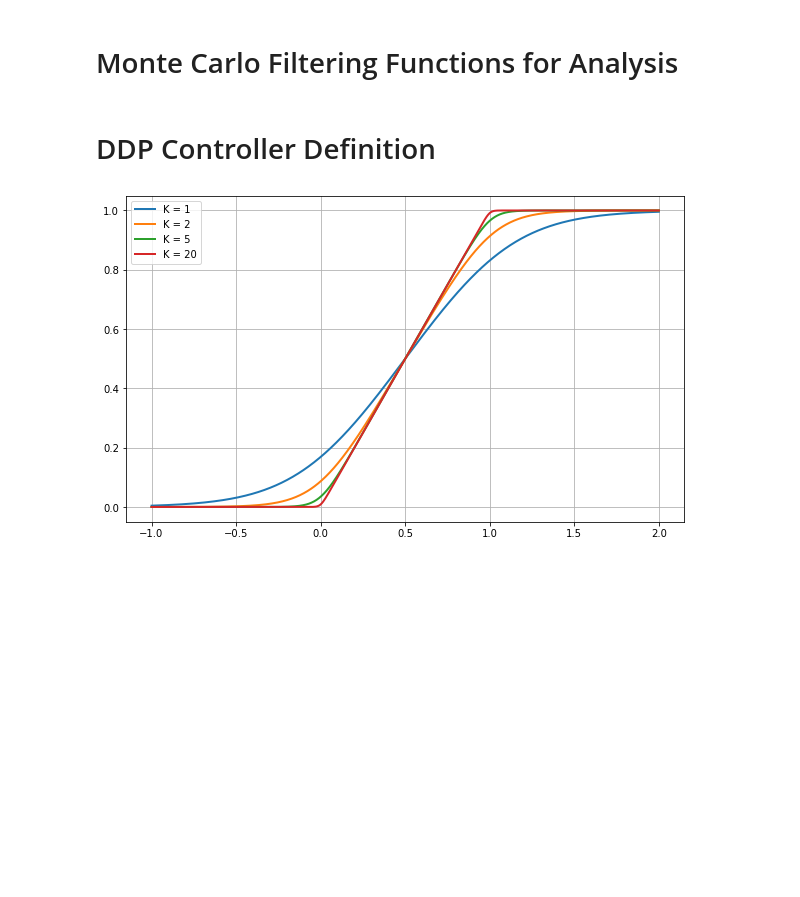
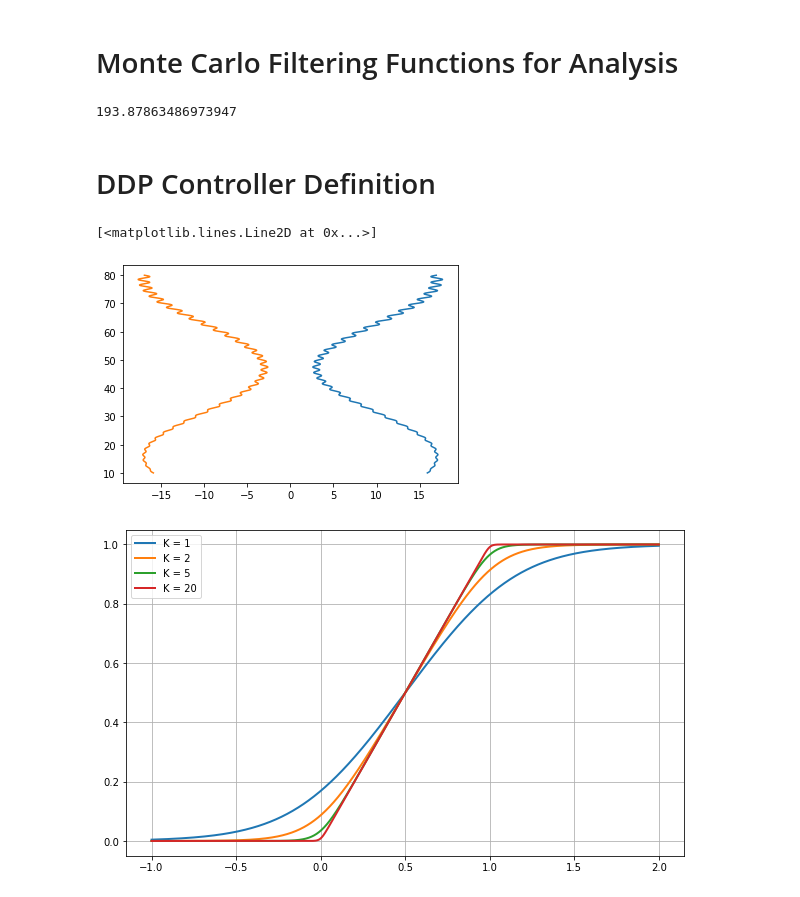
Before and after one commit to CDNoyes/EDL-Py, a Jupyter notebook: DDPMonteCarlo.ipynb, the cells around one changed output. Cells and saved outputs as stored; diff of their text form; code cells hidden in the pictures; blank space fills up the shorter version.

```diff
--- a/DDPMonteCarlo.ipynb
+++ b/DDPMonteCarlo.ipynb
@@ -55,6 +47,10 @@ def MCAnalyze(inputs, xf):
 
     data = MCF.mcsplit(inputs, xf, lambda x: range_error(x, mean, err))
     MCF.mcfilter(*data, plot=True, input_names=['h0','s0','v0','fpa0','CD','CL','rho'], ks_threshold=0, p_threshold=0.3)
+# %%
+Planet().atmosphere(np.linspace(10e3, 120e3, 500))[1].mean()
+# %% [output]
+193.87863486973947
 # %% [markdown]
 # DDP Controller Definition
 # %%
@@ -133,6 +130,16 @@ class ddp_controller:
 #         u[np.isnan(u)] = 1
 
         return u
+# %%
+h = np.linspace(10, 80, 1000)
+s1 = h/120 * np.sin(np.pi*h)
+M = 10
+s2 = M + 7*np.sin(h/10)
+plt.plot(s2 + s1, h)
+plt.plot(-s2 - s1, h)
+# %% [output]
+[<matplotlib.lines.Line2D at 0x...>]
+[figure, added]
 # %%
 x = np.linspace(-1, 2, 1000)
 
```
Also changed, not shown: parts of 29 cells of this notebook, 2 other files.
